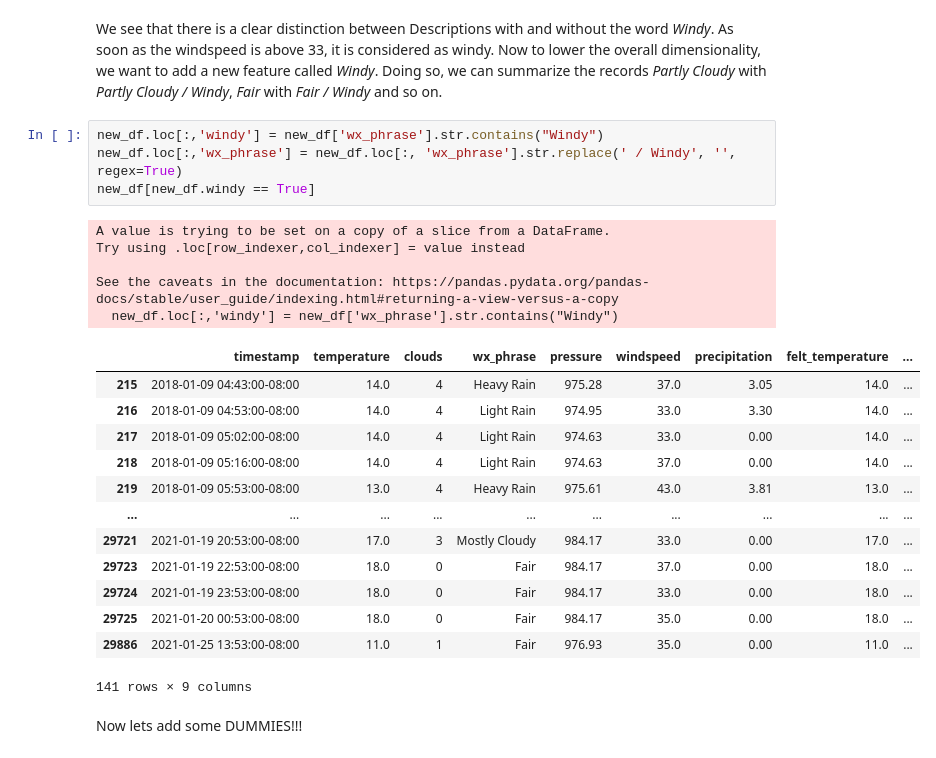
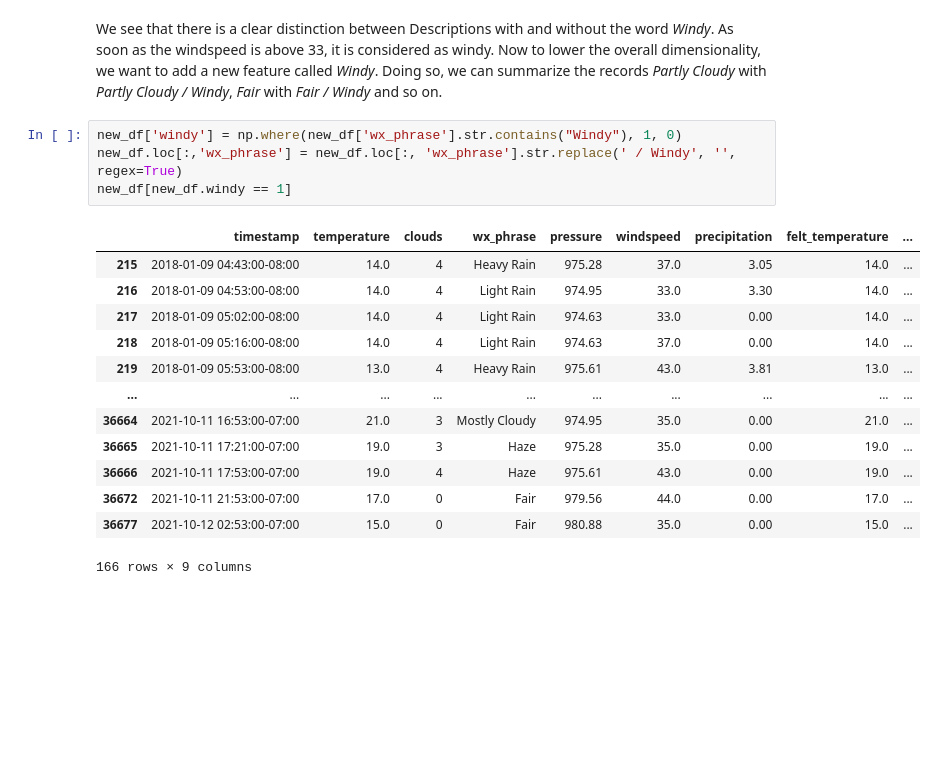
Before and after one commit to asimxa/Data-Diggers-Project-Repo, a Jupyter notebook: 01_weather_data_preparation.ipynb, the cells around one changed output. Saved outputs shown, nothing was run; the diff lists cells and outputs as text; blank space fills up the shorter version.

```diff
--- a/01_weather_data_preparation.ipynb
+++ b/01_weather_data_preparation.ipynb
@@ -259,27 +258,20 @@ Heavy Rain / Windy min: 37.0 max: 46.0
 # %% [markdown]
 We see that there is a clear distinction between Descriptions with and without the word *Windy*. As soon as the windspeed is above 33, it is considered as windy. Now to lower the overall dimensionality, we want to add a new feature called *Windy*. Doing so, we can summarize the records *Partly Cloudy* with *Partly Cloudy / Windy*, *Fair* with *Fair / Windy* and so on.
 # %%
-new_df.loc[:,'windy'] = new_df['wx_phrase'].str.contains("Windy")
+new_df['windy'] = np.where(new_df['wx_phrase'].str.contains("Windy"), 1, 0)
 new_df.loc[:,'wx_phrase'] = new_df.loc[:, 'wx_phrase'].str.replace(' / Windy', '', regex=True)
-new_df[new_df.windy == True]
+new_df[new_df.windy == 1]
 # %% [output]
+|  | timestamp | temperature | clouds | wx_phrase | pressure | windspeed | precipitation | felt_temperature | ... |
+| 215 | 2018-01-09 04:43:00-08:00 | 14.0 | 4 | Heavy Rain | 975.28 | 37.0 | 3.05 | 14.0 | ... |
+| 216 | 2018-01-09 04:53:00-08:00 | 14.0 | 4 | Light Rain | 974.95 | 33.0 | 3.30 | 14.0 | ... |
+| 217 | 2018-01-09 05:02:00-08:00 | 14.0 | 4 | Light Rain | 974.63 | 33.0 | 0.00 | 14.0 | ... |
+| 218 | 2018-01-09 05:16:00-08:00 | 14.0 | 4 | Light Rain | 974.63 | 37.0 | 0.00 | 14.0 | ... |
+| 219 | 2018-01-09 05:53:00-08:00 | 13.0 | 4 | Heavy Rain | 975.61 | 43.0 | 3.81 | 13.0 | ... |
+| ... | ... | ... | ... | ... | ... | ... | ... | ... | ... |
+| 36664 | 2021-10-11 16:53:00-07:00 | 21.0 | 3 | Mostly Cloudy | 974.95 | 35.0 | 0.00 | 21.0 | ... |
+| 36665 | 2021-10-11 17:21:00-07:00 | 19.0 | 3 | Haze | 975.28 | 35.0 | 0.00 | 19.0 | ... |
+| 36666 | 2021-10-11 17:53:00-07:00 | 19.0 | 4 | Haze | 975.61 | 43.0 | 0.00 | 19.0 | ... |
+| 36672 | 2021-10-11 21:53:00-07:00 | 17.0 | 0 | Fair | 979.56 | 44.0 | 0.00 | 17.0 | ... |
+| 36677 | 2021-10-12 02:53:00-07:00 | 15.0 | 0 | Fair | 980.88 | 35.0 | 0.00 | 15.0 | ... |
-A value is trying to be set on a copy of a slice from a DataFrame.
-Try using .loc[row_indexer,col_indexer] = value instead
-
-See the caveats in the documentation: https://pandas.pydata.org/pandas-docs/stable/user_guide/indexing.html#returning-a-view-versus-a-copy
-  new_df.loc[:,'windy'] = new_df['wx_phrase'].str.contains("Windy")
+166 rows × 9 columns
-|  | timestamp | temperature | clouds | wx_phrase | pressure | windspeed | precipitation | felt_temperature | ... |
-| 215 | 2018-01-09 04:43:00-08:00 | 14.0 | 4 | Heavy Rain | 975.28 | 37.0 | 3.05 | 14.0 | ... |
-| 216 | 2018-01-09 04:53:00-08:00 | 14.0 | 4 | Light Rain | 974.95 | 33.0 | 3.30 | 14.0 | ... |
-| 217 | 2018-01-09 05:02:00-08:00 | 14.0 | 4 | Light Rain | 974.63 | 33.0 | 0.00 | 14.0 | ... |
-| 218 | 2018-01-09 05:16:00-08:00 | 14.0 | 4 | Light Rain | 974.63 | 37.0 | 0.00 | 14.0 | ... |
-| 219 | 2018-01-09 05:53:00-08:00 | 13.0 | 4 | Heavy Rain | 975.61 | 43.0 | 3.81 | 13.0 | ... |
-| ... | ... | ... | ... | ... | ... | ... | ... | ... | ... |
-| 29721 | 2021-01-19 20:53:00-08:00 | 17.0 | 3 | Mostly Cloudy | 984.17 | 33.0 | 0.00 | 17.0 | ... |
-| 29723 | 2021-01-19 22:53:00-08:00 | 18.0 | 0 | Fair | 984.17 | 37.0 | 0.00 | 18.0 | ... |
-| 29724 | 2021-01-19 23:53:00-08:00 | 18.0 | 0 | Fair | 984.17 | 33.0 | 0.00 | 18.0 | ... |
-| 29725 | 2021-01-20 00:53:00-08:00 | 18.0 | 0 | Fair | 984.17 | 35.0 | 0.00 | 18.0 | ... |
-| 29886 | 2021-01-25 13:53:00-08:00 | 11.0 | 1 | Fair | 976.93 | 35.0 | 0.00 | 11.0 | ... |
-141 rows × 9 columns
-# %% [markdown]
-Now lets add some DUMMIES!!!
```
Also changed, not shown: parts of 16 cells of this notebook, 12 other files.
